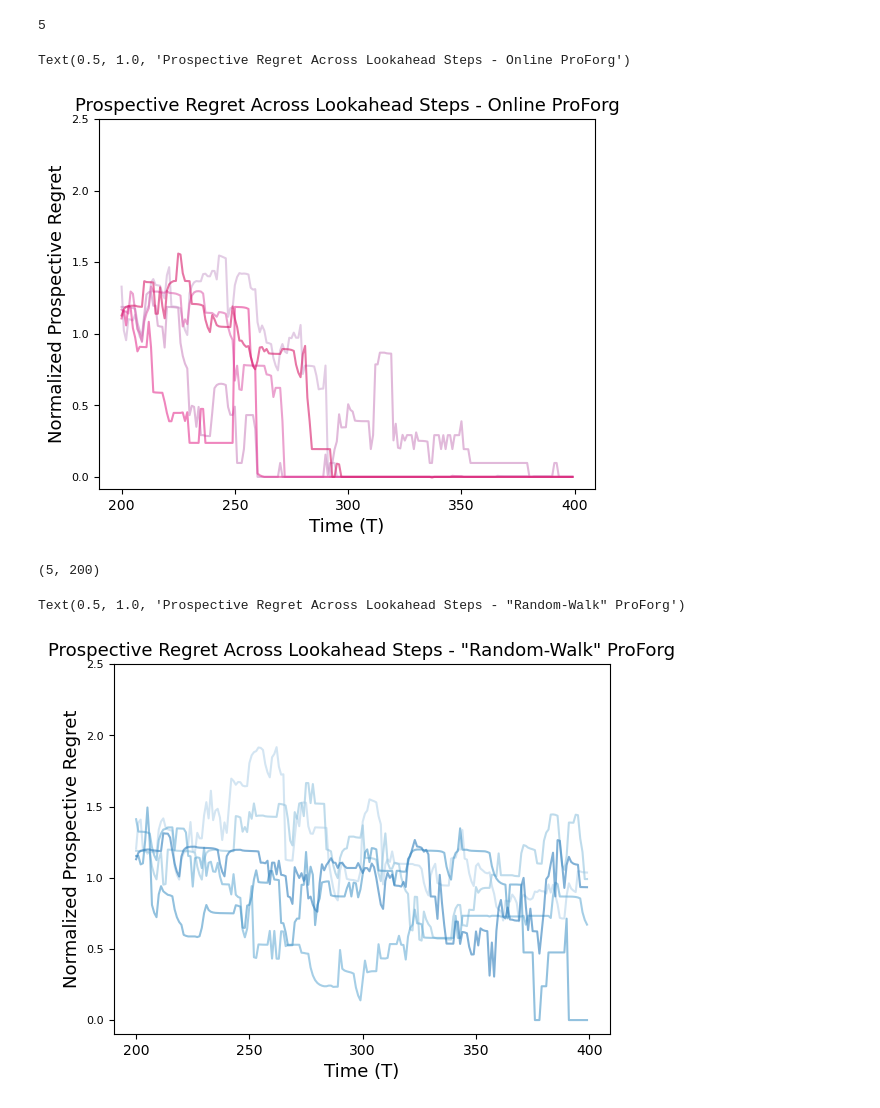
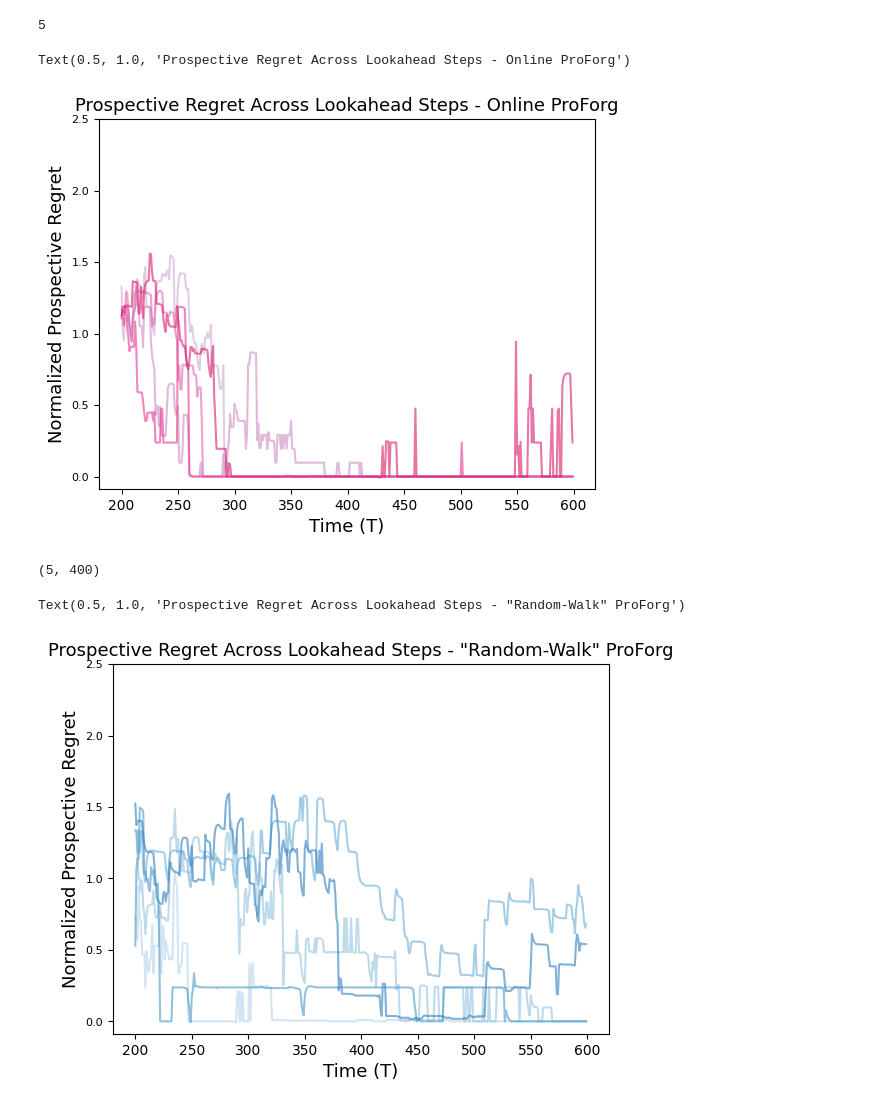
Before and after one commit to neurodata/ProspectiveForaging, a Jupyter notebook: notebooks/online_GBT.ipynb, the cells around one changed output. Drawn from its saved outputs; the diff is of its cells as text; code cells hidden in the pictures.

```diff
--- a/notebooks/online_GBT.ipynb
+++ b/notebooks/online_GBT.ipynb
@@ -270,7 +305,7 @@ for rep in range(5):
     PREGRET = []
     # --- online training ---
     current_state = states[T,0]
-    for delta_t in range(200):
+    for delta_t in range(400):
         next_state, df_paths, preds = choose_next_state(rf, current_state, T+delta_t, t_prime, gamma)
         next_time = T+1+delta_t
         next_features = np.hstack([
@@ -404,7 +439,7 @@ for rep in range(10):
     PREGRET = []
     # --- online training ---
     current_state = states[T,0]
-    for delta_t in range(200):
+    for delta_t in range(400):
         next_state, df_paths, preds = choose_next_state(rf, current_state, T+delta_t, t_prime, gamma)
         next_time = T+1+delta_t
         next_features = np.hstack([
@@ -456,8 +491,8 @@ cmap = cm.get_cmap('PuRd')
 fontsize = 13
 cmap_color = [cmap(0.3 + i*0.1) for i in range(5)]
 for i in range(5):
-    plt.plot(np.arange(200,400),PREGRETS[i],alpha = 0.6,color = cmap_color[i])
-plt.xticks([200,250,300,350,400])
+    plt.plot(np.arange(200,600),PREGRETS[i],alpha = 0.6,color = cmap_color[i])
+plt.xticks([200,250,300,350,400, 450, 500, 550, 600])
 plt.yticks([0,0.5,1,1.5,2,2.5],fontsize = fontsize-5)
 plt.xlabel("Time (T)",fontsize = fontsize)
 plt.ylabel("Normalized Prospective Regret", fontsize = fontsize)
@@ -465,30 +500,30 @@ plt.ylabel("Normalized Prospective Regret", fontsize = fontsize)
 plt.title('Prospective Regret Across Lookahead Steps - Online ProForg',fontsize = fontsize)
 # %% [output]
 Text(0.5, 1.0, 'Prospective Regret Across Lookahead Steps - Online ProForg')
-[figure, old version]
+[figure, new version]
 # %%
 PREGRETS_arr = np.vstack(PREGRETS)
 PREGRETS_random_arr = np.vstack(PREGRETS_random)
 np.savez(
-    f"../results/Online-PAFM/GBT_oh_w_time200_400_lookahead{t_prime}_5reps.npz",
+    f"../results/OnlinePAFM/GBT_oh_w_time200_600_lookahead{t_prime}_5reps.npz",
     pregrets_online = PREGRETS_arr,
     pregrets_offline = PREGRETS_random_arr,
     )
 PREGRETS_arr.shape
 # %% [output]
-(5, 200)
+(5, 400)
 # %%
 cmap = cm.get_cmap('Blues')
 fontsize = 13
 cmap_color = [cmap(0.3 + i*0.1) for i in range(5)]
 for i in range(5):
-    plt.plot(np.arange(200,400),PREGRETS_random[i],alpha = 0.6,color = cmap_color[i])
-plt.xticks([200,250,300,350,400])
+    plt.plot(np.arange(200,600),PREGRETS_random[i],alpha = 0.6,color = cmap_color[i])
+plt.xticks([200,250,300,350,400, 450, 500, 550, 600])
 plt.yticks([0,0.5,1,1.5,2,2.5],fontsize = fontsize-5)
 plt.xlabel("Time (T)",fontsize = fontsize)
 plt.ylabel("Normalized Prospective Regret", fontsize = fontsize)
 # plt.xscale('log')
 plt.title('Prospective Regret Across Lookahead Steps - "Random-Walk" ProForg',fontsize = fontsize)
 # %% [output]
 Text(0.5, 1.0, 'Prospective Regret Across Lookahead Steps - "Random-Walk" ProForg')
-[figure, old version]
+[figure, new version]
```
Also changed, not shown: parts of 4 cells of this notebook, 4 other files.
